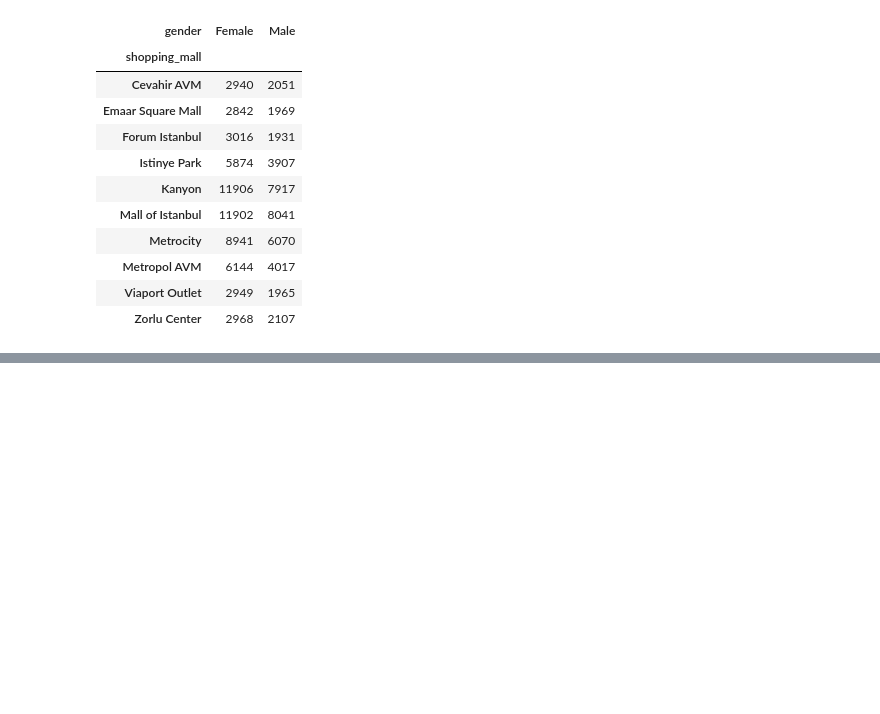
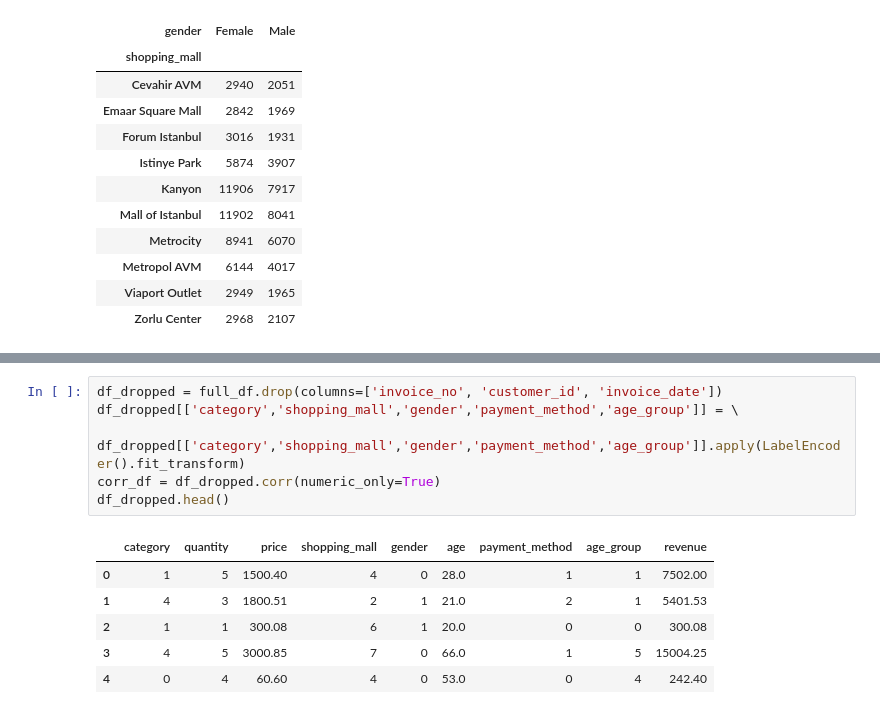
Before and after one commit to Scorpgodwest/customer-analysis, a Jupyter notebook: customer_analysis.ipynb, the cells around one changed output, grey strips where cells are left out. Saved outputs shown, nothing was run; the diff lists cells and outputs as text; blank space fills up the shorter version.

```diff
--- a/customer_analysis.ipynb
+++ b/customer_analysis.ipynb
@@ -200,0 +204,13 @@ gender_gap_mall.plot(kind='bar', stacked=True)
+# %%
+df_dropped = full_df.drop(columns=['invoice_no', 'customer_id', 'invoice_date'])
+df_dropped[['category','shopping_mall','gender','payment_method','age_group']] = \
+    df_dropped[['category','shopping_mall','gender','payment_method','age_group']].apply(LabelEncoder().fit_transform)
+corr_df = df_dropped.corr(numeric_only=True)
+df_dropped.head()
+# %% [output]
+|  | category | quantity | price | shopping_mall | gender | age | payment_method | age_group | revenue |
+| 0 | 1 | 5 | 1500.40 | 4 | 0 | 28.0 | 1 | 1 | 7502.00 |
+| 1 | 4 | 3 | 1800.51 | 2 | 1 | 21.0 | 2 | 1 | 5401.53 |
+| 2 | 1 | 1 | 300.08 | 6 | 1 | 20.0 | 0 | 0 | 300.08 |
+| 3 | 4 | 5 | 3000.85 | 7 | 0 | 66.0 | 1 | 5 | 15004.25 |
+| 4 | 0 | 4 | 60.60 | 4 | 0 | 53.0 | 0 | 4 | 242.40 |
```
Also changed, not shown: parts of 4 cells of this notebook.
